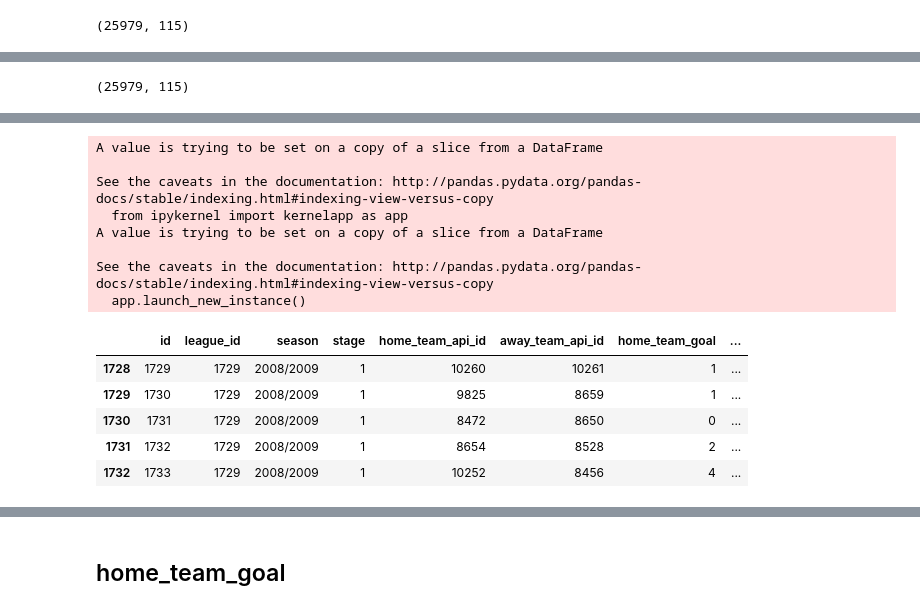
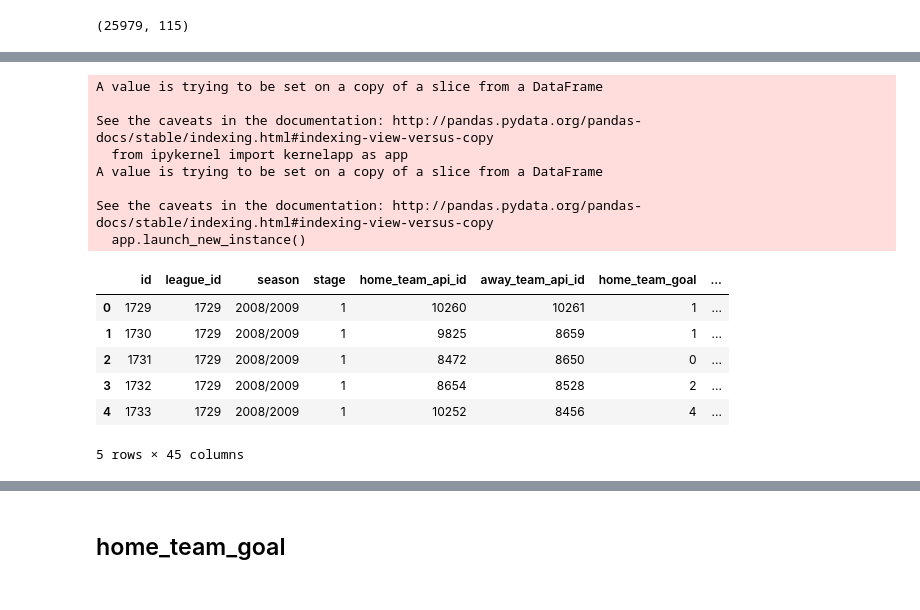
Before and after one commit to nachocarracedo/soccer, a Jupyter notebook: 10_13_2016_Nacho_Soccer_Cleaning.ipynb, the cells around one changed output, grey strips where cells are left out. Drawn from its saved outputs; the diff is of its cells as text; code cells hidden in the pictures.

```diff
--- a/10_13_2016_Nacho_Soccer_Cleaning.ipynb
+++ b/10_13_2016_Nacho_Soccer_Cleaning.ipynb
@@ -256,7 +256,9 @@ col_blocks[5]
  'BWD']
 # %%
 new_cols = new_cols + ['goal','shoton','shotoff','foulcommit', 'card', 'cross', 'corner', 'possession']
+betting_cols = ['B365H', 'B365D', 'B365A', 'BWH', 'BWD']
 # %% [markdown]
 ## 7th BLOCK
 # %%
 col_blocks[6]
+betting_cols = betting_cols + col_blocks[6]
@@ -284,0 +267,3 @@ col_blocks[7]
+# %%
+betting_cols = betting_cols + col_blocks[7]
+col_blocks[7]
@@ -315,14 +322,14 @@ BSH                 11818
 BSD                 11818
 BSA                 11818
 dtype: int64
-# %%
-laliga.shape
-# %% [output]
-(25979, 115)
 # %%
 laliga = laliga[new_cols]
 laliga.dropna(axis=0, how='any',inplace=True)
 laliga.drop('goal', axis=1, inplace=True)
+#merge la liga with the betting odds
+bets = matches[(['id'] + betting_cols)]
+laliga = pd.merge(laliga, bets, how='left',on='id')
 print(laliga.isnull().sum())
+print(laliga.shape)
 laliga.head()
 # %% [output]
@@ -345,16 +353,17 @@ dtype: int64
 A value is trying to be set on a copy of a slice from a DataFrame
 
 See the caveats in the documentation: http://pandas.pydata.org/pandas-docs/stable/indexing.html#indexing-view-versus-copy
   from ipykernel import kernelapp as app
 A value is trying to be set on a copy of a slice from a DataFrame
 
 See the caveats in the documentation: http://pandas.pydata.org/pandas-docs/stable/indexing.html#indexing-view-versus-copy
   app.launch_new_instance()
 |  | id | league_id | season | stage | home_team_api_id | away_team_api_id | home_team_goal | ... |
-| 1728 | 1729 | 1729 | 2008/2009 | 1 | 10260 | 10261 | 1 | ... |
-| 1729 | 1730 | 1729 | 2008/2009 | 1 | 9825 | 8659 | 1 | ... |
-| 1730 | 1731 | 1729 | 2008/2009 | 1 | 8472 | 8650 | 0 | ... |
-| 1731 | 1732 | 1729 | 2008/2009 | 1 | 8654 | 8528 | 2 | ... |
-| 1732 | 1733 | 1729 | 2008/2009 | 1 | 10252 | 8456 | 4 | ... |
+| 0 | 1729 | 1729 | 2008/2009 | 1 | 10260 | 10261 | 1 | ... |
+| 1 | 1730 | 1729 | 2008/2009 | 1 | 9825 | 8659 | 1 | ... |
+| 2 | 1731 | 1729 | 2008/2009 | 1 | 8472 | 8650 | 0 | ... |
+| 3 | 1732 | 1729 | 2008/2009 | 1 | 8654 | 8528 | 2 | ... |
+| 4 | 1733 | 1729 | 2008/2009 | 1 | 10252 | 8456 | 4 | ... |
+5 rows × 45 columns
 # %%
 teams[teams["team_long_name"]=="Real Madrid CF"]
```
Also changed, not shown: parts of 10 cells of this notebook, 2 other files.
